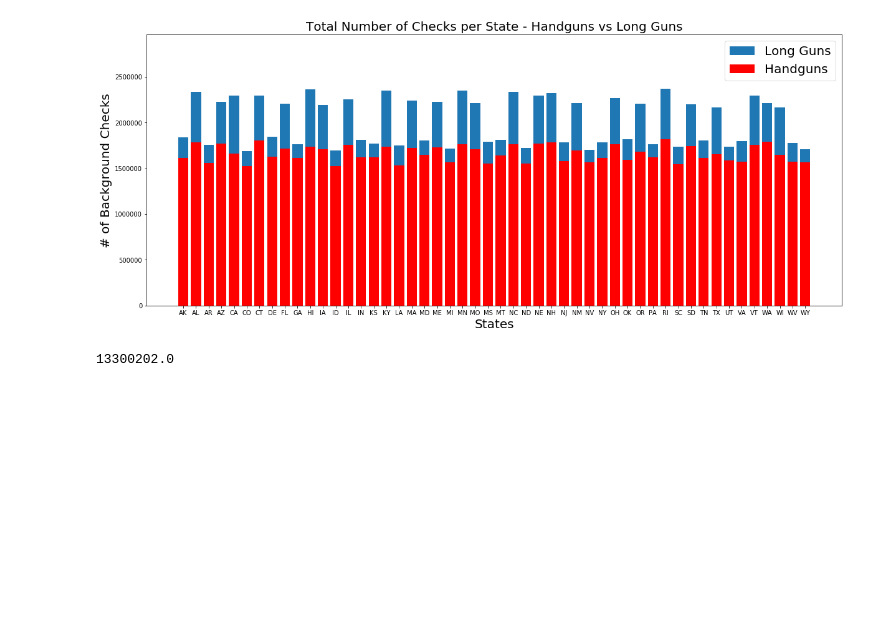
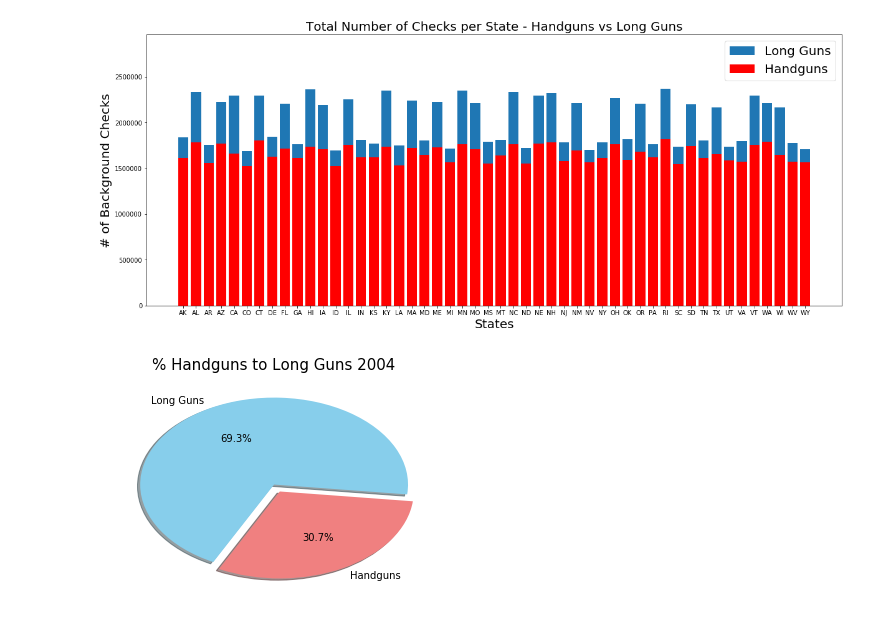
Before and after one commit to kcs342kcs/Guns, a Jupyter notebook: Parse_All_Data.ipynb, the cells around one changed output. Cells and saved outputs as stored; diff of their text form; code cells hidden in the pictures; blank space fills up the shorter version.

Commit message:
final graphs

```diff
--- a/Parse_All_Data.ipynb
+++ b/Parse_All_Data.ipynb
@@ -442,8 +442,13 @@ plt.savefig("./images/total_per_state.png")
 # %%
 f2004 = g_df.loc[g_df["year"] == 2004]
 f2017 = g_df.loc[g_df["year"] == 2017]
 t2004 = f2004["total_handgun"].sum()+f2004["total_long_gun"].sum()
 t2017 = f2017["total_handgun"].sum()+f2017["total_long_gun"].sum()
-t2017
+l2004 = [round((f2004["total_handgun"].sum()/t2004)*100,1),round((f2004["total_long_gun"].sum()/t2004)*100,1)]
+l2017 = [round((f2017["total_handgun"].sum()/t2017)*100,1),round((f2017["total_long_gun"].sum()/t2017)*100,1)]
+label = ["Handguns","Long Guns"]
+plt.pie(l2004,explode=[0.09,0],labels=label,colors=["lightcoral","skyblue"],autopct='%.1f%%',startangle=-117.0,shadow=True)
+plt.title("% Handguns to Long Guns 2004",fontsize=15)
+plt.savefig("./images/gun_comp_2004.png")
 # %% [output]
-13300202.0
+[figure, added]
```
Also changed, not shown: parts of 1 cell of this notebook, 2 other files.
